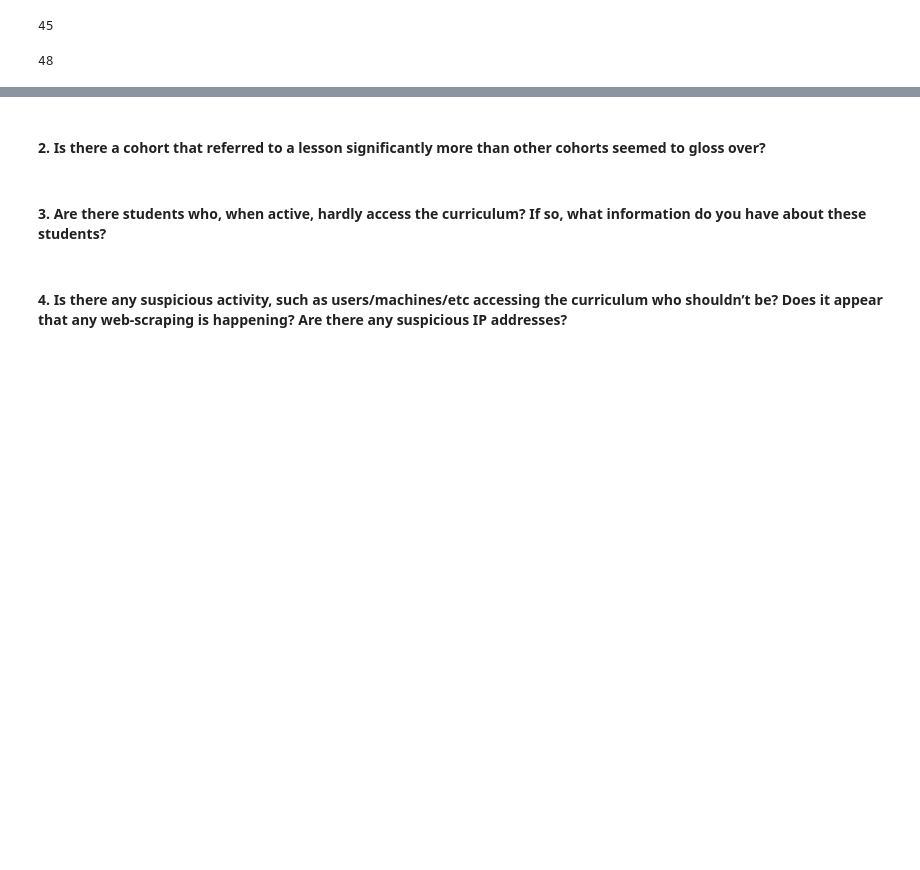
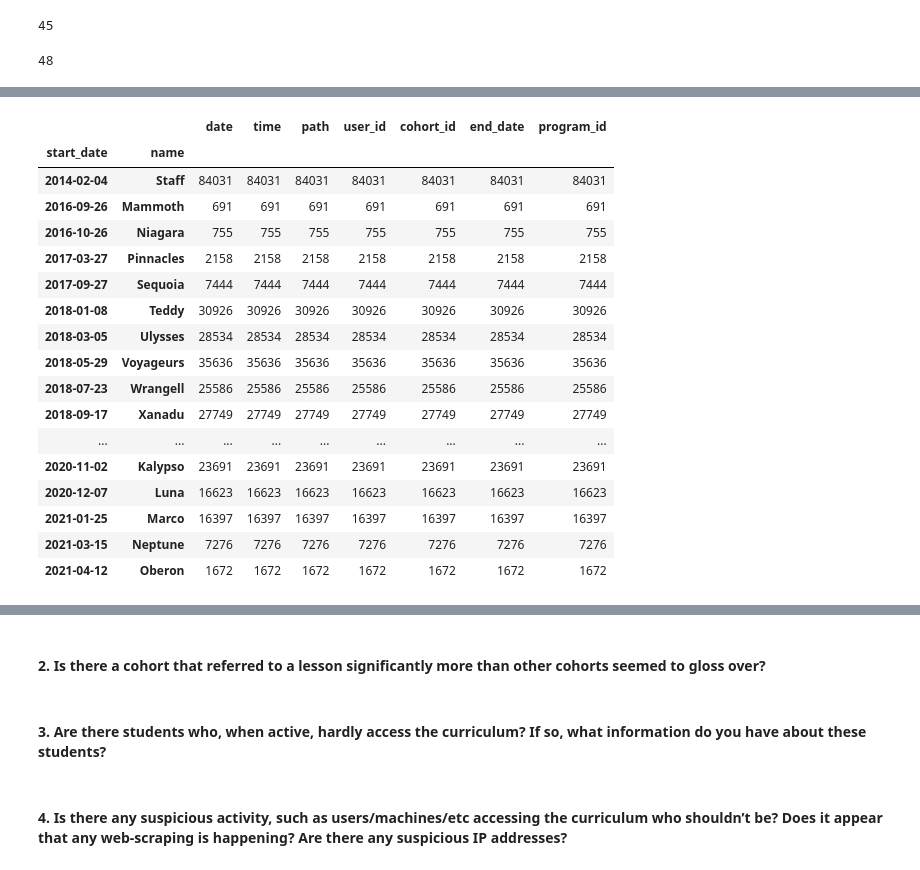
Before and after one commit to corey-baughman/016_anomaly_detection_project, a Jupyter notebook: ad_1.ipynb, the cells around one changed output, grey strips where cells are left out. Cells and saved outputs as stored; diff of their text form; code cells hidden in the pictures; blank space fills up the shorter version.

```diff
--- a/ad_1.ipynb
+++ b/ad_1.ipynb
@@ -53,0 +135,24 @@ ValueError: Grouper and axis must be same length
+# %%
+# ok, program_id 1 is 13 cohorts. They have a really large disparity of counts
+# Dates are February 2014 to June 2017.
+# Check for program_id 2
+df[df.program_id == 2].groupby(by=['start_date', 'name']).count()
+# %% [output]
+|  |  | date | time | path | user_id | cohort_id | end_date | program_id |
+| start_date | name |  |  |  |  |  |  |  |
+| 2014-02-04 | Staff | 84031 | 84031 | 84031 | 84031 | 84031 | 84031 | 84031 |
+| 2016-09-26 | Mammoth | 691 | 691 | 691 | 691 | 691 | 691 | 691 |
+| 2016-10-26 | Niagara | 755 | 755 | 755 | 755 | 755 | 755 | 755 |
+| 2017-03-27 | Pinnacles | 2158 | 2158 | 2158 | 2158 | 2158 | 2158 | 2158 |
+| 2017-09-27 | Sequoia | 7444 | 7444 | 7444 | 7444 | 7444 | 7444 | 7444 |
+| 2018-01-08 | Teddy | 30926 | 30926 | 30926 | 30926 | 30926 | 30926 | 30926 |
+| 2018-03-05 | Ulysses | 28534 | 28534 | 28534 | 28534 | 28534 | 28534 | 28534 |
+| 2018-05-29 | Voyageurs | 35636 | 35636 | 35636 | 35636 | 35636 | 35636 | 35636 |
+| 2018-07-23 | Wrangell | 25586 | 25586 | 25586 | 25586 | 25586 | 25586 | 25586 |
+| 2018-09-17 | Xanadu | 27749 | 27749 | 27749 | 27749 | 27749 | 27749 | 27749 |
+| ... | ... | ... | ... | ... | ... | ... | ... | ... |
+| 2020-11-02 | Kalypso | 23691 | 23691 | 23691 | 23691 | 23691 | 23691 | 23691 |
+| 2020-12-07 | Luna | 16623 | 16623 | 16623 | 16623 | 16623 | 16623 | 16623 |
+| 2021-01-25 | Marco | 16397 | 16397 | 16397 | 16397 | 16397 | 16397 | 16397 |
+| 2021-03-15 | Neptune | 7276 | 7276 | 7276 | 7276 | 7276 | 7276 | 7276 |
+| 2021-04-12 | Oberon | 1672 | 1672 | 1672 | 1672 | 1672 | 1672 | 1672 |
```
Also changed, not shown: parts of 36 cells of this notebook, 1 other file.
